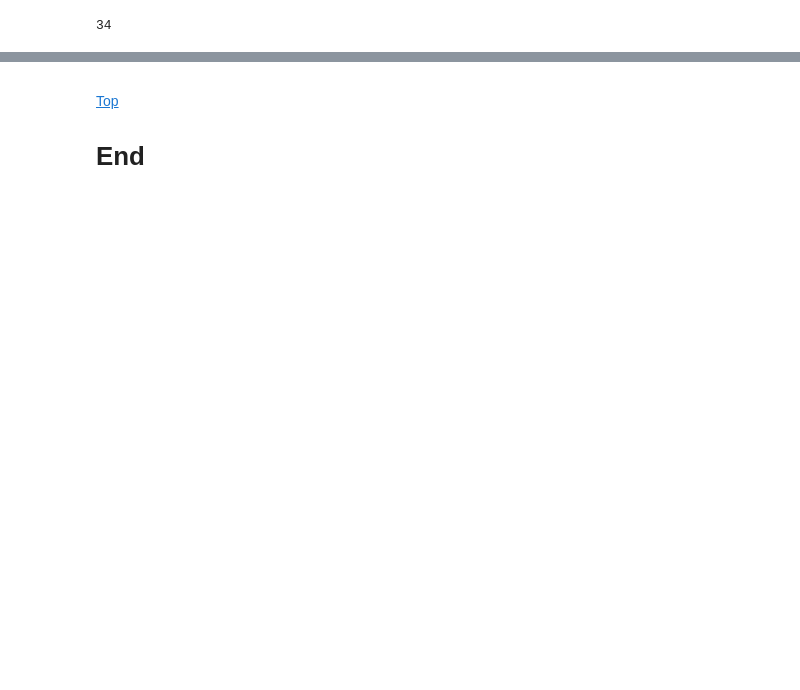
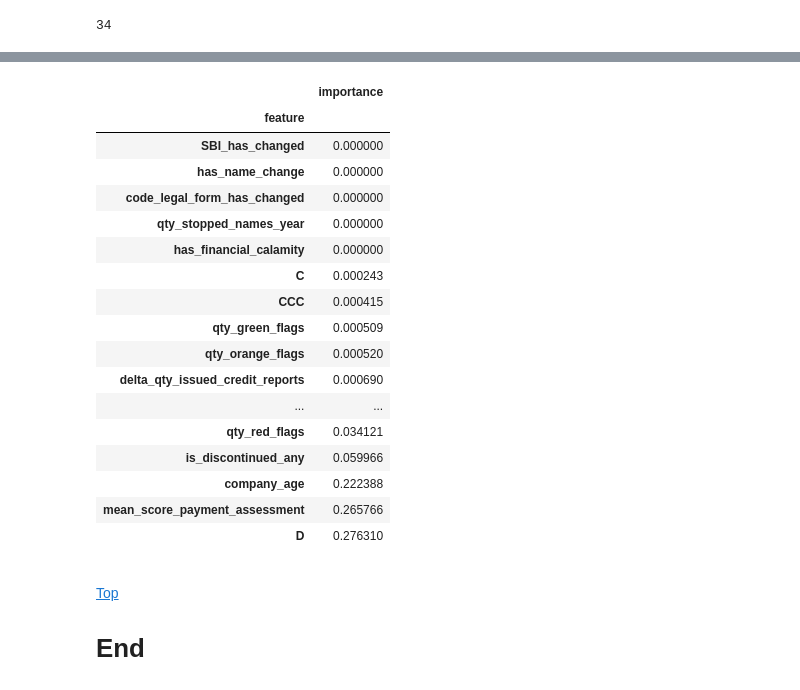
Before and after one commit to mark-me/relocation_indicator, a Jupyter notebook: modelling/decision_tree_yearly_aggregation_More1Employee.ipynb, the cells around one changed output, grey strips where cells are left out. Cells and saved outputs as stored; diff of their text form; code cells hidden in the pictures; blank space fills up the shorter version.

Commit message:
Update feature importance

```diff
--- a/modelling/decision_tree_yearly_aggregation_More1Employee.ipynb
+++ b/modelling/decision_tree_yearly_aggregation_More1Employee.ipynb
@@ -1000,0 +1012,21 @@ NameError: name 'plt' is not defined
+# %%
+feat_imp
+# %% [output]
+|  | importance |
+| feature |  |
+| SBI_has_changed | 0.000000 |
+| has_name_change | 0.000000 |
+| code_legal_form_has_changed | 0.000000 |
+| qty_stopped_names_year | 0.000000 |
+| has_financial_calamity | 0.000000 |
+| C | 0.000243 |
+| CCC | 0.000415 |
+| qty_green_flags | 0.000509 |
+| qty_orange_flags | 0.000520 |
+| delta_qty_issued_credit_reports | 0.000690 |
+| ... | ... |
+| qty_red_flags | 0.034121 |
+| is_discontinued_any | 0.059966 |
+| company_age | 0.222388 |
+| mean_score_payment_assessment | 0.265766 |
+| D | 0.276310 |
```
Also changed, not shown: parts of 4 cells of this notebook, 2 other files.
